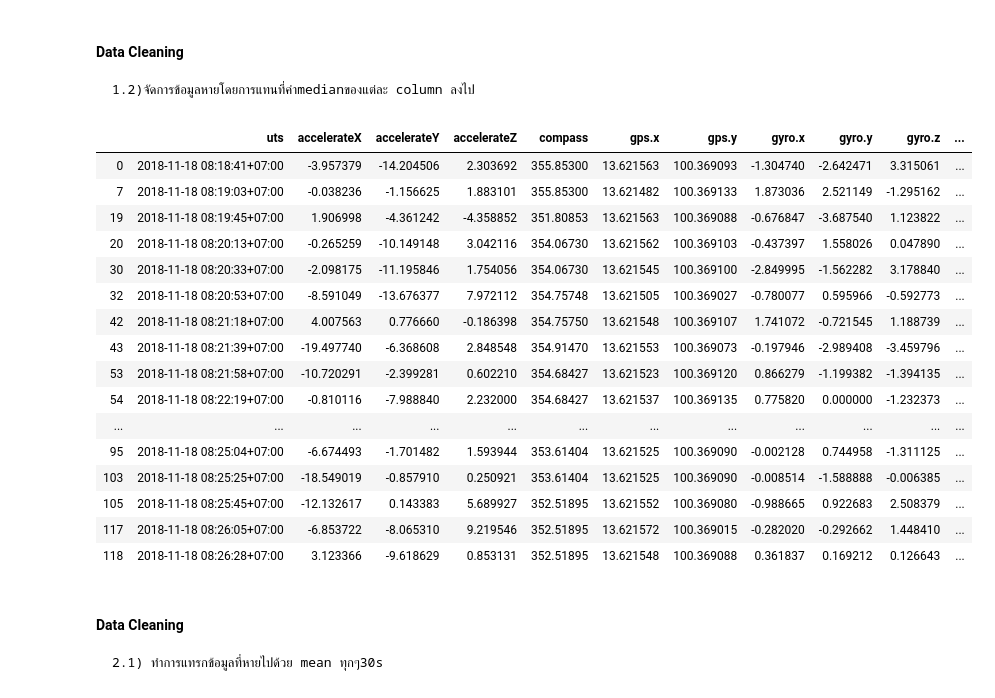
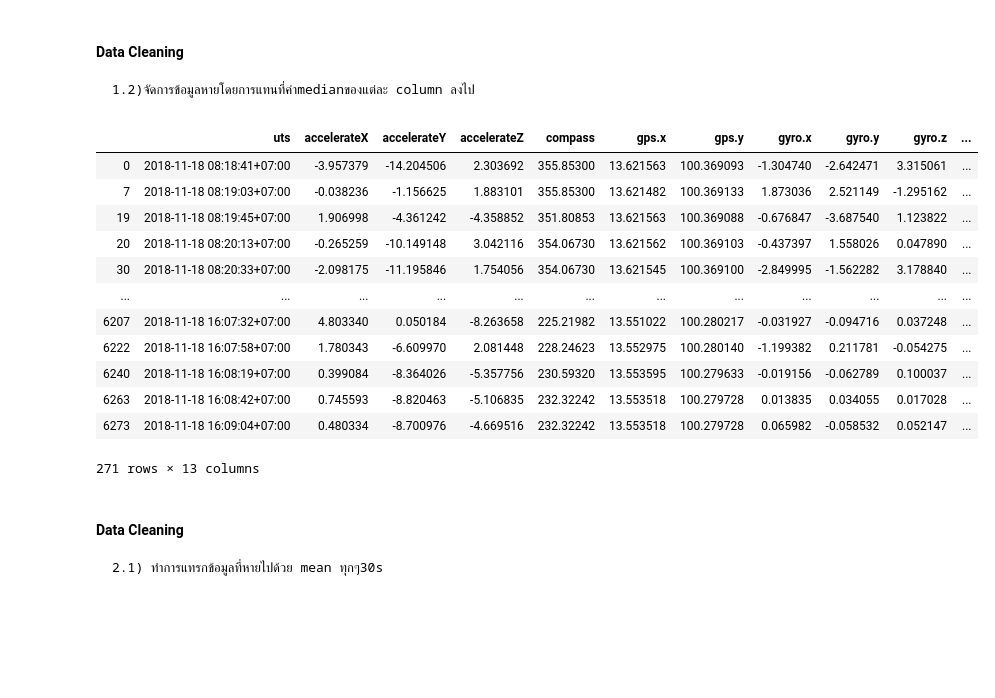
Before and after one commit to kanisornpitakwong/ML_CE3D, a Jupyter notebook: Lab01/Lab01.ipynb, the cells around one changed output. Drawn from its saved outputs; the diff is of its cells as text; code cells hidden in the pictures; blank space fills up the shorter version.

```diff
--- a/Lab01/Lab01.ipynb
+++ b/Lab01/Lab01.ipynb
@@ -43,6 +43,6 @@ memory usage: 686.4 KB
 #### Data Cleaning
     1.1)จัดการข้อมูลซ้ำซ้อน
 # %%
-df = df.drop_duplicates()
-df.head(20)
+df = df.drop_duplicates(keep="first")
+df.info()
 # %% [output]
@@ -68,25 +69,21 @@ df.head(20)
     1.2)จัดการข้อมูลหายโดยการแทนที่ค่าmedianของแต่ละ column ลงไป
 # %%
 df = df.fillna(df.median())
-df.head(20)
+df
 # %% [output]
 |  | uts | accelerateX | accelerateY | accelerateZ | compass | gps.x | gps.y | gyro.x | gyro.y | gyro.z | ... |
 | 0 | 2018-11-18 08:18:41+07:00 | -3.957379 | -14.204506 | 2.303692 | 355.85300 | 13.621563 | 100.369093 | -1.304740 | -2.642471 | 3.315061 | ... |
 | 7 | 2018-11-18 08:19:03+07:00 | -0.038236 | -1.156625 | 1.883101 | 355.85300 | 13.621482 | 100.369133 | 1.873036 | 2.521149 | -1.295162 | ... |
 | 19 | 2018-11-18 08:19:45+07:00 | 1.906998 | -4.361242 | -4.358852 | 351.80853 | 13.621563 | 100.369088 | -0.676847 | -3.687540 | 1.123822 | ... |
 | 20 | 2018-11-18 08:20:13+07:00 | -0.265259 | -10.149148 | 3.042116 | 354.06730 | 13.621562 | 100.369103 | -0.437397 | 1.558026 | 0.047890 | ... |
 | 30 | 2018-11-18 08:20:33+07:00 | -2.098175 | -11.195846 | 1.754056 | 354.06730 | 13.621545 | 100.369100 | -2.849995 | -1.562282 | 3.178840 | ... |
-| 32 | 2018-11-18 08:20:53+07:00 | -8.591049 | -13.676377 | 7.972112 | 354.75748 | 13.621505 | 100.369027 | -0.780077 | 0.595966 | -0.592773 | ... |
-| 42 | 2018-11-18 08:21:18+07:00 | 4.007563 | 0.776660 | -0.186398 | 354.75750 | 13.621548 | 100.369107 | 1.741072 | -0.721545 | 1.188739 | ... |
-| 43 | 2018-11-18 08:21:39+07:00 | -19.497740 | -6.368608 | 2.848548 | 354.91470 | 13.621553 | 100.369073 | -0.197946 | -2.989408 | -3.459796 | ... |
-| 53 | 2018-11-18 08:21:58+07:00 | -10.720291 | -2.399281 | 0.602210 | 354.68427 | 13.621523 | 100.369120 | 0.866279 | -1.199382 | -1.394135 | ... |
-| 54 | 2018-11-18 08:22:19+07:00 | -0.810116 | -7.988840 | 2.232000 | 354.68427 | 13.621537 | 100.369135 | 0.775820 | 0.000000 | -1.232373 | ... |
 | ... | ... | ... | ... | ... | ... | ... | ... | ... | ... | ... | ... |
-| 95 | 2018-11-18 08:25:04+07:00 | -6.674493 | -1.701482 | 1.593944 | 353.61404 | 13.621525 | 100.369090 | -0.002128 | 0.744958 | -1.311125 | ... |
-| 103 | 2018-11-18 08:25:25+07:00 | -18.549019 | -0.857910 | 0.250921 | 353.61404 | 13.621525 | 100.369090 | -0.008514 | -1.588888 | -0.006385 | ... |
-| 105 | 2018-11-18 08:25:45+07:00 | -12.132617 | 0.143383 | 5.689927 | 352.51895 | 13.621552 | 100.369080 | -0.988665 | 0.922683 | 2.508379 | ... |
-| 117 | 2018-11-18 08:26:05+07:00 | -6.853722 | -8.065310 | 9.219546 | 352.51895 | 13.621572 | 100.369015 | -0.282020 | -0.292662 | 1.448410 | ... |
-| 118 | 2018-11-18 08:26:28+07:00 | 3.123366 | -9.618629 | 0.853131 | 352.51895 | 13.621548 | 100.369088 | 0.361837 | 0.169212 | 0.126643 | ... |
+| 6207 | 2018-11-18 16:07:32+07:00 | 4.803340 | 0.050184 | -8.263658 | 225.21982 | 13.551022 | 100.280217 | -0.031927 | -0.094716 | 0.037248 | ... |
+| 6222 | 2018-11-18 16:07:58+07:00 | 1.780343 | -6.609970 | 2.081448 | 228.24623 | 13.552975 | 100.280140 | -1.199382 | 0.211781 | -0.054275 | ... |
+| 6240 | 2018-11-18 16:08:19+07:00 | 0.399084 | -8.364026 | -5.357756 | 230.59320 | 13.553595 | 100.279633 | -0.019156 | -0.062789 | 0.100037 | ... |
+| 6263 | 2018-11-18 16:08:42+07:00 | 0.745593 | -8.820463 | -5.106835 | 232.32242 | 13.553518 | 100.279728 | 0.013835 | 0.034055 | 0.017028 | ... |
+| 6273 | 2018-11-18 16:09:04+07:00 | 0.480334 | -8.700976 | -4.669516 | 232.32242 | 13.553518 | 100.279728 | 0.065982 | -0.058532 | 0.052147 | ... |
+271 rows × 13 columns
 # %% [markdown]
 #### Data Cleaning
     2.1) ทำการแทรกข้อมูลที่หายไปด้วย mean ทุกๆ30s
```
Also changed, not shown: parts of 15 cells of this notebook.
